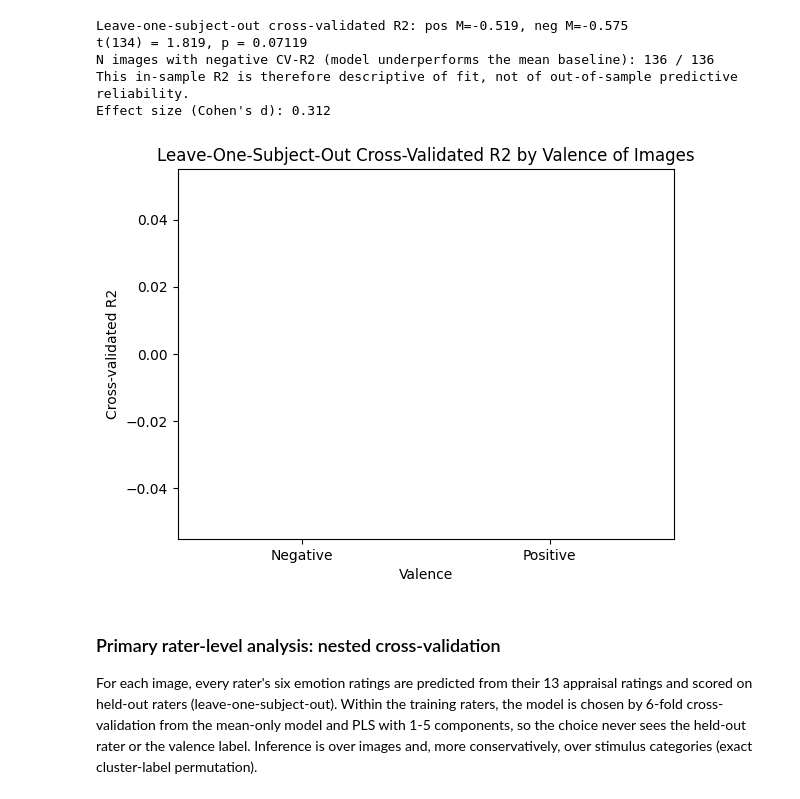
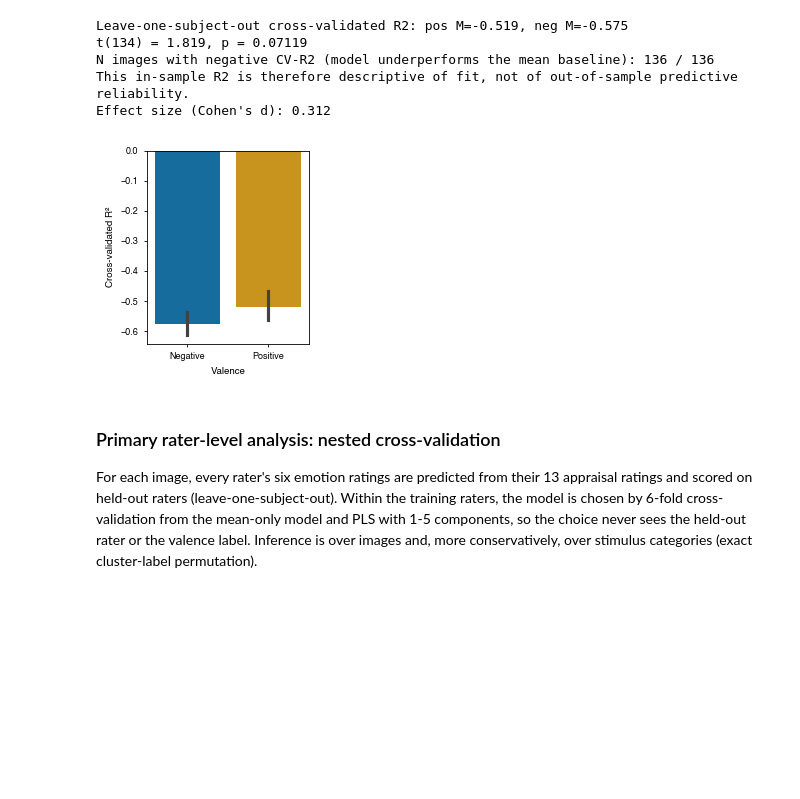
Before and after one commit to daisyburr/Emotion_Similarity, a Jupyter notebook: Analysis/Emotion_Similarity_Consolidated.ipynb, the cells around one changed output. Drawn from its saved outputs; the diff is of its cells as text; code cells hidden in the pictures; blank space fills up the shorter version.

Commit message:
Notebook: fix valence ordering in Study 3 plots, add 95% intervals for headline effects, Science figure format; raise PLS iteration limit

```diff
--- a/Analysis/Emotion_Similarity_Consolidated.ipynb
+++ b/Analysis/Emotion_Similarity_Consolidated.ipynb
@@ -35,15 +35,35 @@ CK_DIR = os.path.join(ANALYSIS_DIR, "CowenKeltner")
 FIGS_DIR = os.path.join(ANALYSIS_DIR, "figs")
 os.makedirs(FIGS_DIR, exist_ok=True)
 
-# Every valence panel uses the same order (negative, then positive) and the same labels; figures save at 300 dpi
+# Figure format: every valence panel uses the same order (negative, then positive), labels and colors, is drawn at
+# final print size (Science column widths) in a sans-serif face, and is saved at 300 dpi
 VALENCE_ORDER = ["neg", "pos"]
 VALENCE_LABELS = ["Negative", "Positive"]
-plt.rcParams["savefig.dpi"] = 300
+VALENCE_COLORS = {"neg": "#0072B2", "pos": "#E69F00"}
+PANEL_SIZE = (3.55, 2.8)    # inches; two panels span the 18.4 cm page width
+SINGLE_SIZE = (2.24, 2.5)   # inches; one 5.7 cm column
+plt.rcParams.update({
+    "savefig.dpi": 300, "font.family": "sans-serif", "font.sans-serif": ["Helvetica", "Arial", "DejaVu Sans"],
+    "font.size": 7, "axes.labelsize": 7, "axes.titlesize": 7, "legend.fontsize": 6.5,
+    "xtick.labelsize": 6.5, "ytick.labelsize": 6.5, "axes.linewidth": 0.6,
+    "xtick.major.width": 0.6, "ytick.major.width": 0.6, "xtick.major.size": 2.5, "ytick.major.size": 2.5,
+})
+
+
+def valence_order(values):
+    """VALENCE_ORDER spelled as the labels in `values` (some tables use 'Neg'/'Pos', others 'neg'/'pos')."""
+    spelled = {str(v).lower(): v for v in pd.unique(values)}
+    return [spelled[v] for v in VALENCE_ORDER]
+
+
+def valence_palette(order):
+    return {label: VALENCE_COLORS[str(label).lower()] for label in order}
 
 
 def label_valence(ax):
     ax.set_xticks(range(2))
     ax.set_xticklabels(VALENCE_LABELS)
+    ax.set_xlabel("Valence")
 
 
 def compute_isc_by_stimulus(wide_df, id_col, feature_cols, min_subjects=2):
@@ -560,15 +584,17 @@ N images with negative CV-R2 (model underperforms the mean baseline): 136 / 136
 This in-sample R2 is therefore descriptive of fit, not of out-of-sample predictive reliability.
 Effect size (Cohen's d): 0.312
 # %%
-fig, ax = plt.subplots()
-sns.barplot(x="Valence", y="CV_R2", hue="Valence", data=cv_df, order=VALENCE_ORDER, hue_order=VALENCE_ORDER, ax=ax, legend=False)
-ax.set_title("Leave-One-Subject-Out Cross-Validated R2 by Valence of Images")
-ax.set_ylabel("Cross-validated R2")
+order = valence_order(cv_df["Valence"])
+fig, ax = plt.subplots(figsize=SINGLE_SIZE)
+sns.barplot(x="Valence", y="CV_R2", hue="Valence", data=cv_df, order=order, hue_order=order,
+            palette=valence_palette(order), legend=False, ax=ax)
+ax.set_ylabel("Cross-validated R²")
+label_valence(ax)
+fig.tight_layout()
 fig.savefig(os.path.join(PLS_FIGS_DIR, "emo_transformation_CVR2_barplot_valence.png"))
-label_valence(ax)
 plt.show()
 # %% [output]
-[figure, old version]
+[figure, new version]
 # %% [markdown]
 ### Primary rater-level analysis: nested cross-validation
 
```
Also changed, not shown: parts of 12 cells of this notebook, 2 other files.
